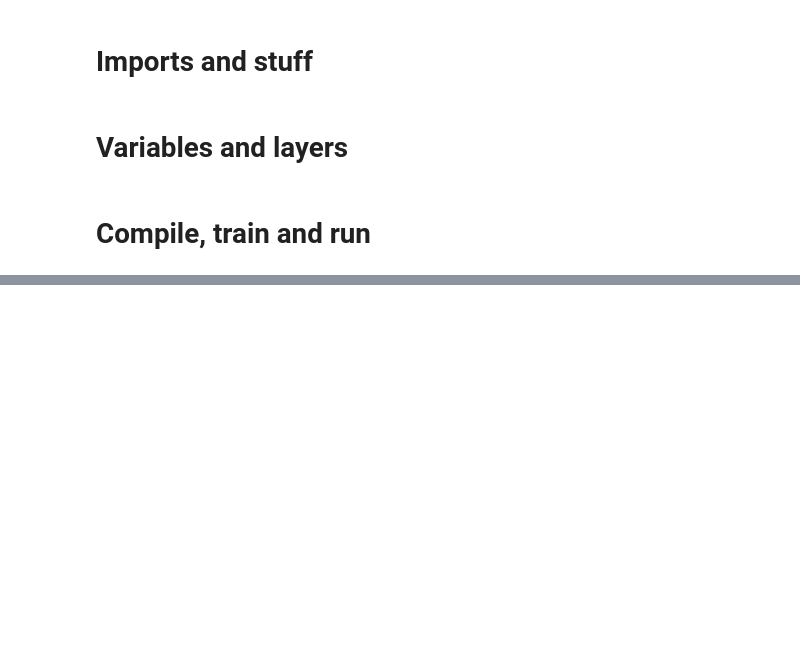
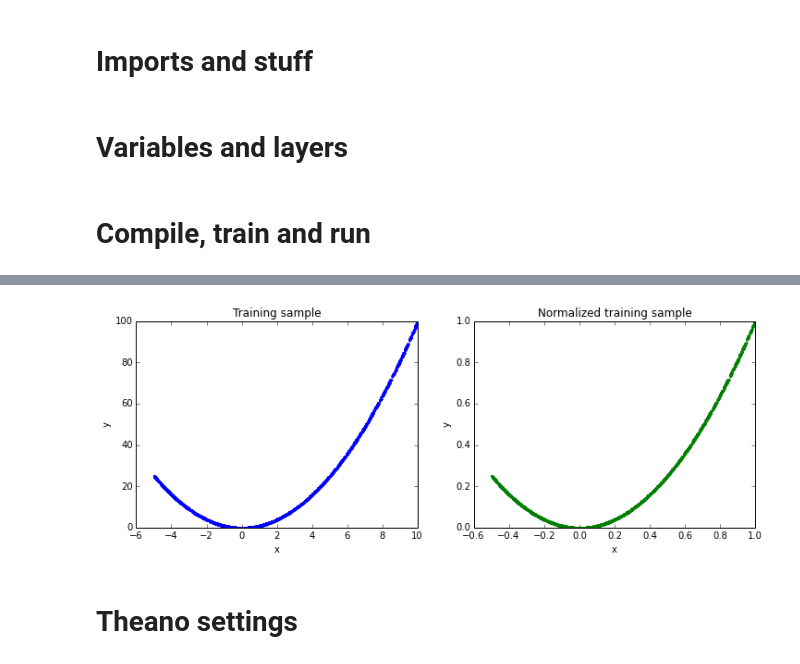
Before and after one commit to TomaszGolan/mlScratchpad, a Jupyter notebook: mlScratchpad_presentation.ipynb, the cells around one changed output, grey strips where cells are left out. Cells and saved outputs as stored; diff of their text form; code cells hidden in the pictures; blank space fills up the shorter version.

```diff
--- a/mlScratchpad_presentation.ipynb
+++ b/mlScratchpad_presentation.ipynb
@@ -675,0 +1057,6 @@ for x in X: print '%d XOR %d = %f' % (x[0], x[1], predict(x))
+# %%
+plotMe()
+# %% [output]
+[figure, added]
+# %% [markdown]
+# Theano settings
```
Also changed, not shown: parts of 43 cells of this notebook, 1 other file.
